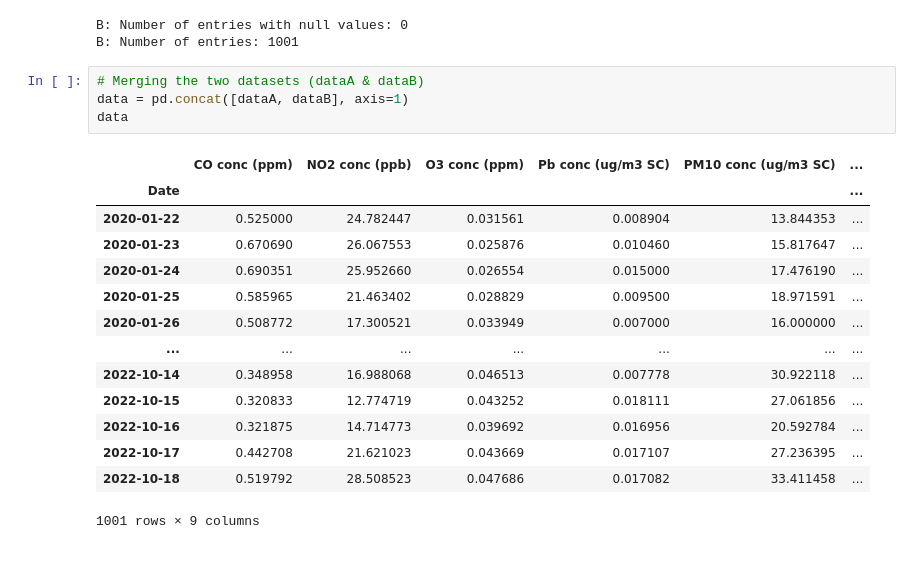
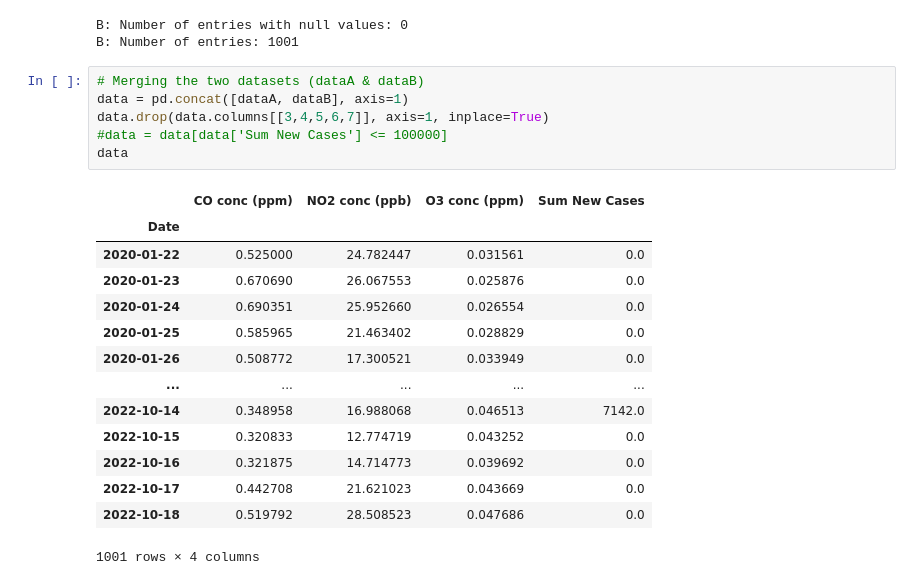
Before and after one commit to YSHebron/cs180-final-project, a Jupyter notebook: cs180-fp-2.ipynb, the cells around one changed output. Cells and saved outputs as stored; diff of their text form.

```diff
--- a/cs180-fp-2.ipynb
+++ b/cs180-fp-2.ipynb
@@ -198,22 +205,24 @@ B: Number of entries: 1001
 # %%
 # Merging the two datasets (dataA & dataB)
 data = pd.concat([dataA, dataB], axis=1)
+data.drop(data.columns[[3,4,5,6,7]], axis=1, inplace=True)
+#data = data[data['Sum New Cases'] <= 100000]
 data
 # %% [output]
-|  | CO conc (ppm) | NO2 conc (ppb) | O3 conc (ppm) | Pb conc (ug/m3 SC) | PM10 conc (ug/m3 SC) | ... |
-| Date |  |  |  |  |  | ... |
-| 2020-01-22 | 0.525000 | 24.782447 | 0.031561 | 0.008904 | 13.844353 | ... |
-| 2020-01-23 | 0.670690 | 26.067553 | 0.025876 | 0.010460 | 15.817647 | ... |
-| 2020-01-24 | 0.690351 | 25.952660 | 0.026554 | 0.015000 | 17.476190 | ... |
-| 2020-01-25 | 0.585965 | 21.463402 | 0.028829 | 0.009500 | 18.971591 | ... |
-| 2020-01-26 | 0.508772 | 17.300521 | 0.033949 | 0.007000 | 16.000000 | ... |
-| ... | ... | ... | ... | ... | ... | ... |
-| 2022-10-14 | 0.348958 | 16.988068 | 0.046513 | 0.007778 | 30.922118 | ... |
-| 2022-10-15 | 0.320833 | 12.774719 | 0.043252 | 0.018111 | 27.061856 | ... |
-| 2022-10-16 | 0.321875 | 14.714773 | 0.039692 | 0.016956 | 20.592784 | ... |
-| 2022-10-17 | 0.442708 | 21.621023 | 0.043669 | 0.017107 | 27.236395 | ... |
-| 2022-10-18 | 0.519792 | 28.508523 | 0.047686 | 0.017082 | 33.411458 | ... |
+|  | CO conc (ppm) | NO2 conc (ppb) | O3 conc (ppm) | Sum New Cases |
+| Date |  |  |  |  |
+| 2020-01-22 | 0.525000 | 24.782447 | 0.031561 | 0.0 |
+| 2020-01-23 | 0.670690 | 26.067553 | 0.025876 | 0.0 |
+| 2020-01-24 | 0.690351 | 25.952660 | 0.026554 | 0.0 |
+| 2020-01-25 | 0.585965 | 21.463402 | 0.028829 | 0.0 |
+| 2020-01-26 | 0.508772 | 17.300521 | 0.033949 | 0.0 |
+| ... | ... | ... | ... | ... |
+| 2022-10-14 | 0.348958 | 16.988068 | 0.046513 | 7142.0 |
+| 2022-10-15 | 0.320833 | 12.774719 | 0.043252 | 0.0 |
+| 2022-10-16 | 0.321875 | 14.714773 | 0.039692 | 0.0 |
+| 2022-10-17 | 0.442708 | 21.621023 | 0.043669 | 0.0 |
+| 2022-10-18 | 0.519792 | 28.508523 | 0.047686 | 0.0 |
-1001 rows × 9 columns
+1001 rows × 4 columns
 # %%
 import matplotlib.pyplot as plt
 
```
Also changed, not shown: parts of 12 cells of this notebook.
